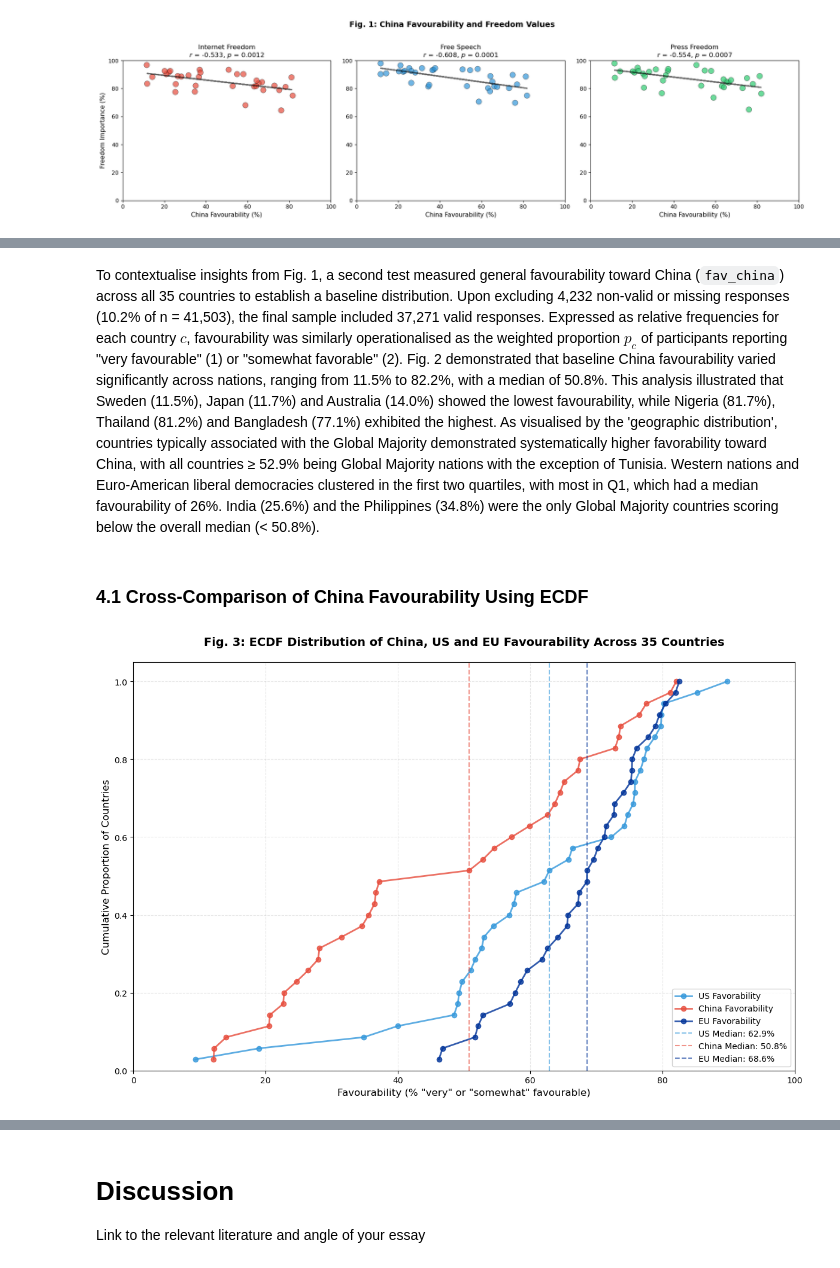
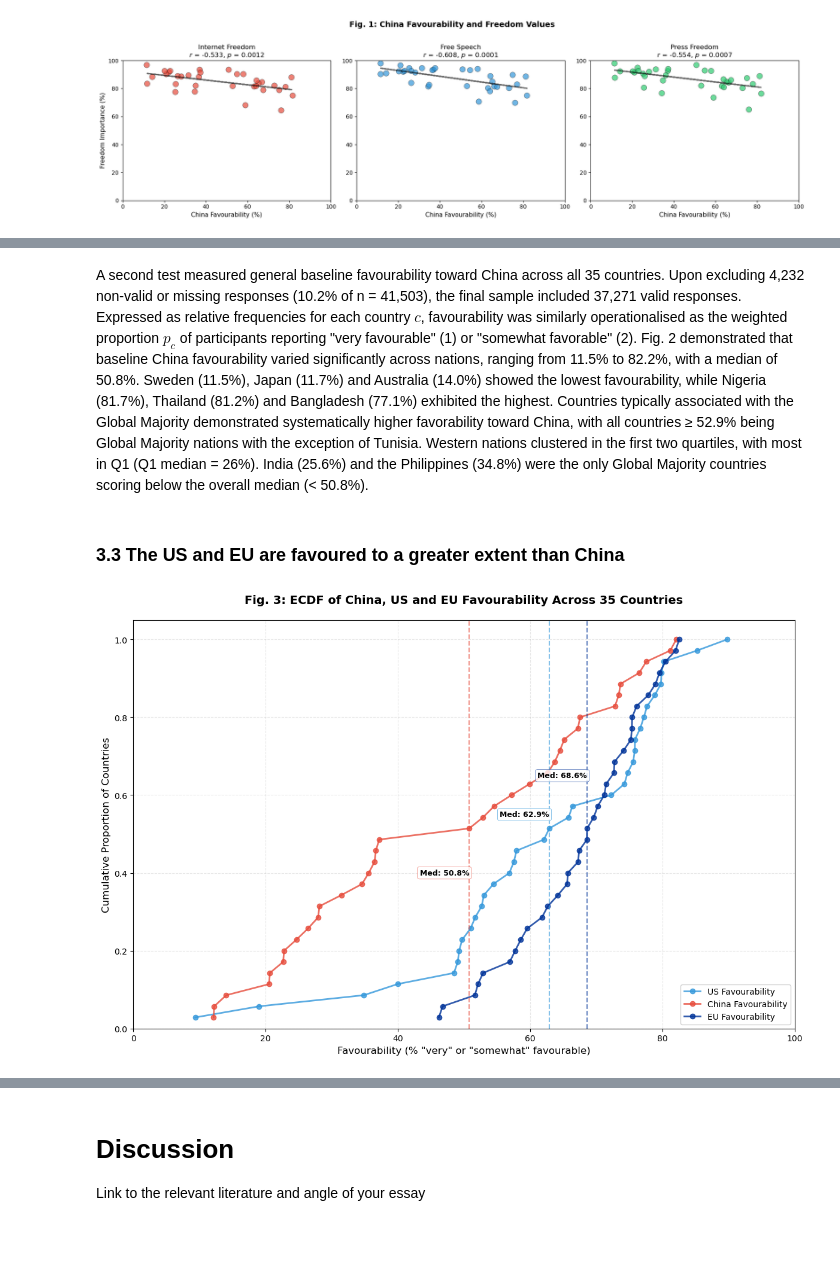
Before and after one commit to tcanm/pew-global-attitudes-analysis-2024, a Jupyter notebook: summative v2.ipynb, the cells around one changed output, grey strips where cells are left out. Cells and saved outputs as stored; diff of their text form; code cells hidden in the pictures; blank space fills up the shorter version.

```diff
--- a/summative v2.ipynb
+++ b/summative v2.ipynb
@@ -297,7 +307,7 @@ plt.show()
 # %% [markdown]
-To contextualise insights from Fig. 1, a second test measured general favourability toward China (`fav_china`) across all 35 countries to establish a baseline distribution. Upon excluding 4,232 non-valid or missing responses (10.2% of n = 41,503), the final sample included 37,271 valid responses. Expressed as relative frequencies for each country $c$, favourability was similarly operationalised as the weighted proportion $p_c$ of participants reporting "very favourable" (1) or "somewhat favorable" (2). Fig. 2 demonstrated that baseline China favourability varied significantly across nations, ranging from 11.5% to 82.2%, with a median of 50.8%. This analysis illustrated that Sweden (11.5%), Japan (11.7%) and Australia (14.0%) showed the lowest favourability, while Nigeria (81.7%), Thailand (81.2%) and Bangladesh (77.1%) exhibited the highest. As visualised by the 'geographic distribution', countries typically associated with the Global Majority demonstrated systematically higher favorability toward China, with all countries ≥ 52.9% being Global Majority nations with the exception of Tunisia. Western nations and Euro-American liberal democracies clustered in the first two quartiles, with most in Q1, which had a median favourability of 26%. India (25.6%) and the Philippines (34.8%) were the only Global Majority countries scoring below the overall median (< 50.8%).
+A second test measured general baseline favourability toward China across all 35 countries. Upon excluding 4,232 non-valid or missing responses (10.2% of n = 41,503), the final sample included 37,271 valid responses. Expressed as relative frequencies for each country $c$, favourability was similarly operationalised as the weighted proportion $p_c$ of participants reporting "very favourable" (1) or "somewhat favorable" (2). Fig. 2 demonstrated that baseline China favourability varied significantly across nations, ranging from 11.5% to 82.2%, with a median of 50.8%. Sweden (11.5%), Japan (11.7%) and Australia (14.0%) showed the lowest favourability, while Nigeria (81.7%), Thailand (81.2%) and Bangladesh (77.1%) exhibited the highest. Countries typically associated with the Global Majority demonstrated systematically higher favorability toward China, with all countries ≥ 52.9% being Global Majority nations with the exception of Tunisia. Western nations clustered in the first two quartiles, with most in Q1 (Q1 median = 26%). India (25.6%) and the Philippines (34.8%) were the only Global Majority countries scoring below the overall median (< 50.8%).
 # %% [markdown]
-### 4.1 Cross-Comparison of China Favourability Using ECDF
+### 3.3 The US and EU are favoured to a greater extent than China
 # %%
 # Filter to valid responses for all three variables
 valid_data = pew[
@@ -347,53 +357,57 @@ fig, ax = plt.subplots(figsize=(12, 8))
 
 # Plot ECDFs
 ax.plot(x_us, y_us, marker='o', linestyle='-', linewidth=2, markersize=6,
-        label='US Favorability', color='#3498db', alpha=0.8)
+        label='US Favourability', color='#3498db', alpha=0.8)
 ax.plot(x_china, y_china, marker='o', linestyle='-', linewidth=2, markersize=6,
-        label='China Favorability', color='#e74c3c', alpha=0.8)
+        label='China Favourability', color='#e74c3c', alpha=0.8)
 ax.plot(x_eu, y_eu, marker='o', linestyle='-', linewidth=2, markersize=6,
-        label='EU Favorability', color='#003399', alpha=0.8)
+        label='EU Favourability', color='#003399', alpha=0.8)
 
 # Add median lines
+# Add median lines (without labels in legend)
 median_us = plot_df['fav_us_favorable_pct'].median()
 median_china = plot_df['fav_china_favorable_pct'].median()
 median_eu = plot_df['fav_eu_favorable_pct'].median()
 
-ax.axvline(median_us, color='#3498db', linestyle='--', linewidth=1.5, alpha=0.6, label=f'US Median: {median_us:.1f}%')
-ax.axvline(median_china, color='#e74c3c', linestyle='--', linewidth=1.5, alpha=0.6, label=f'China Median: {median_china:.1f}%')
-ax.axvline(median_eu, color='#003399', linestyle='--', linewidth=1.5, alpha=0.6, label=f'EU Median: {median_eu:.1f}%')
+ax.axvline(median_us, color='#3498db', linestyle='--', linewidth=1.5, alpha=0.6)  # Removed label
+ax.axvline(median_china, color='#e74c3c', linestyle='--', linewidth=1.5, alpha=0.6)  # Removed label
+ax.axvline(median_eu, color='#003399', linestyle='--', linewidth=1.5, alpha=0.6)  # Removed label
+
+# Add text labels on median lines
+# Find y-position where each median line intersects the ECDF (where ECDF = 0.5)
+ax.text(median_us, 0.55, f'Med: {median_us:.1f}%',
+        ha='right', va='center', fontsize=9, fontweight='bold',
+        color='black', bbox=dict(boxstyle='round,pad=0.3', facecolor='white', alpha=0.8, edgecolor='#3498db', linewidth=0.5))
+
+ax.text(median_china, 0.4, f'Med: {median_china:.1f}%',
+        ha='right', va='center', fontsize=9, fontweight='bold',
+        color='black', bbox=dict(boxstyle='round,pad=0.3', facecolor='white', alpha=0.8, edgecolor='#e74c3c', linewidth=0.5))
+
+ax.text(median_eu, 0.65, f'Med: {median_eu:.1f}%',
+        ha='right', va='center', fontsize=9, fontweight='bold',
+        color='black', bbox=dict(boxstyle='round,pad=0.3', facecolor='white', alpha=0.8, edgecolor='#003399', linewidth=0.5))
 
 ax.set_xlabel('Favourability (% "very" or "somewhat" favourable)', fontsize=12)
 ax.set_ylabel('Cumulative Proportion of Countries', fontsize=12)
 ax.set_title('Fig. 3: ECDF of China, US and EU Favourability Across 35 Countries',
              fontsize=14, fontweight='bold', pad=20)
 
-# After your plot lines, modify the legend section:
-
-# Get handles and labels from the plot
-# handles, labels = ax.get_legend_handles_labels()
-
-# Reorder: China, US, EU
-# order = [1, 0, 2]  # China (index 1), US (index 0), EU (index 2)
-#handles_ordered = [handles[i] for i in order]
-# labels_ordered = [labels[i] for i in order]
-
-# ax.legend(handles_ordered, labels_ordered, loc='lower right', framealpha=0.9, fontsize=10)
-
+# Legend now only shows the three ECDF lines
 ax.legend(loc='lower right', framealpha=0.9, fontsize=10)
 
 ax.grid(True, alpha=0.3, linestyle='--')
 ax.set_xlim(0, 100)
 ax.set_ylim(0, 1.05)
 plt.tight_layout()
 plt.show()
 # Statistical tests: Kolmogorov-Smirnov test to compare distributions
 from scipy.stats import ks_2samp
 ks_stat_us_china, ks_p_us_china = ks_2samp(plot_df['fav_us_favorable_pct'],
                                            plot_df['fav_china_favorable_pct'])
 ks_stat_us_eu, ks_p_us_eu = ks_2samp(plot_df['fav_us_favorable_pct'],
                                      plot_df['fav_eu_favorable_pct'])
 ks_stat_china_eu, ks_p_china_eu = ks_2samp(plot_df['fav_china_favorable_pct'],
                                            plot_df['fav_eu_favorable_pct'])
 # %% [output]
-[figure, old version]
+[figure, new version]
 # %% [markdown]
```
Also changed, not shown: parts of 19 cells of this notebook.
